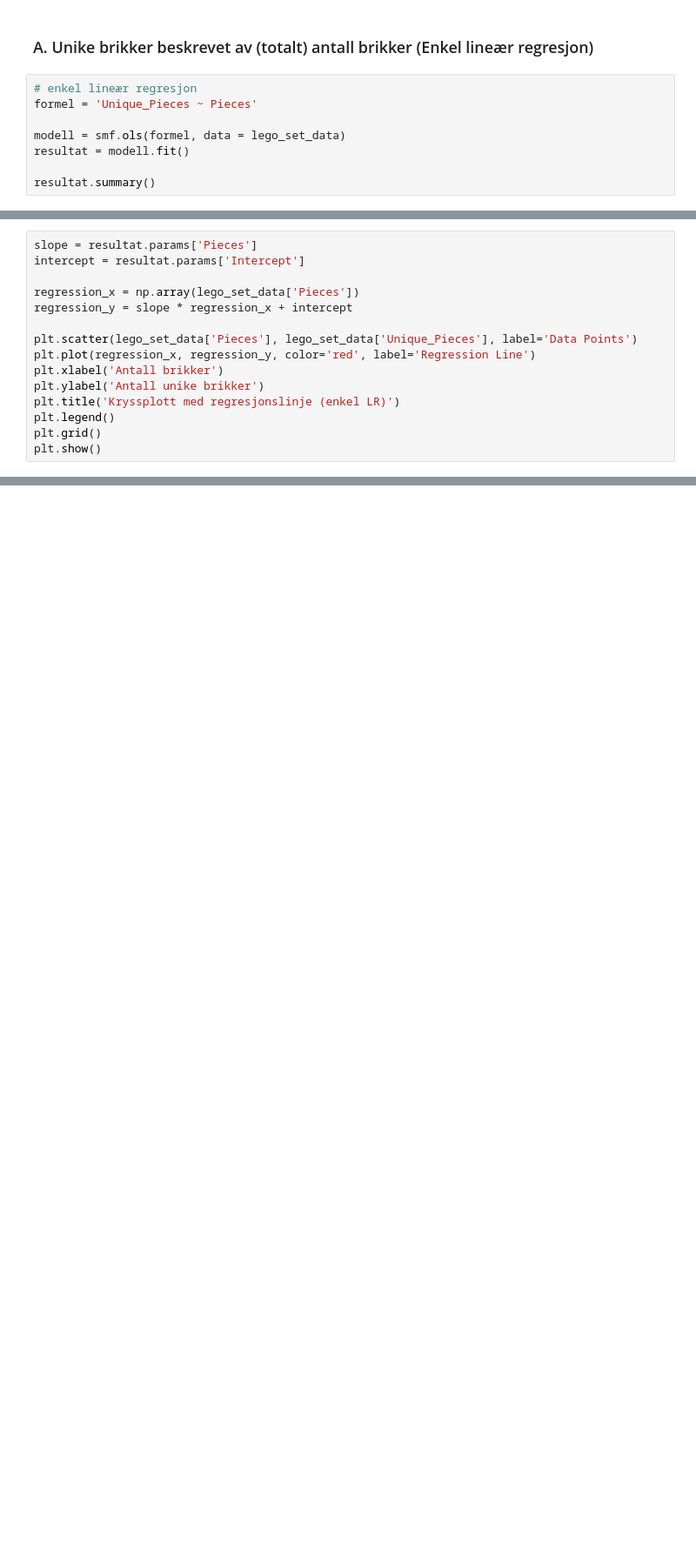
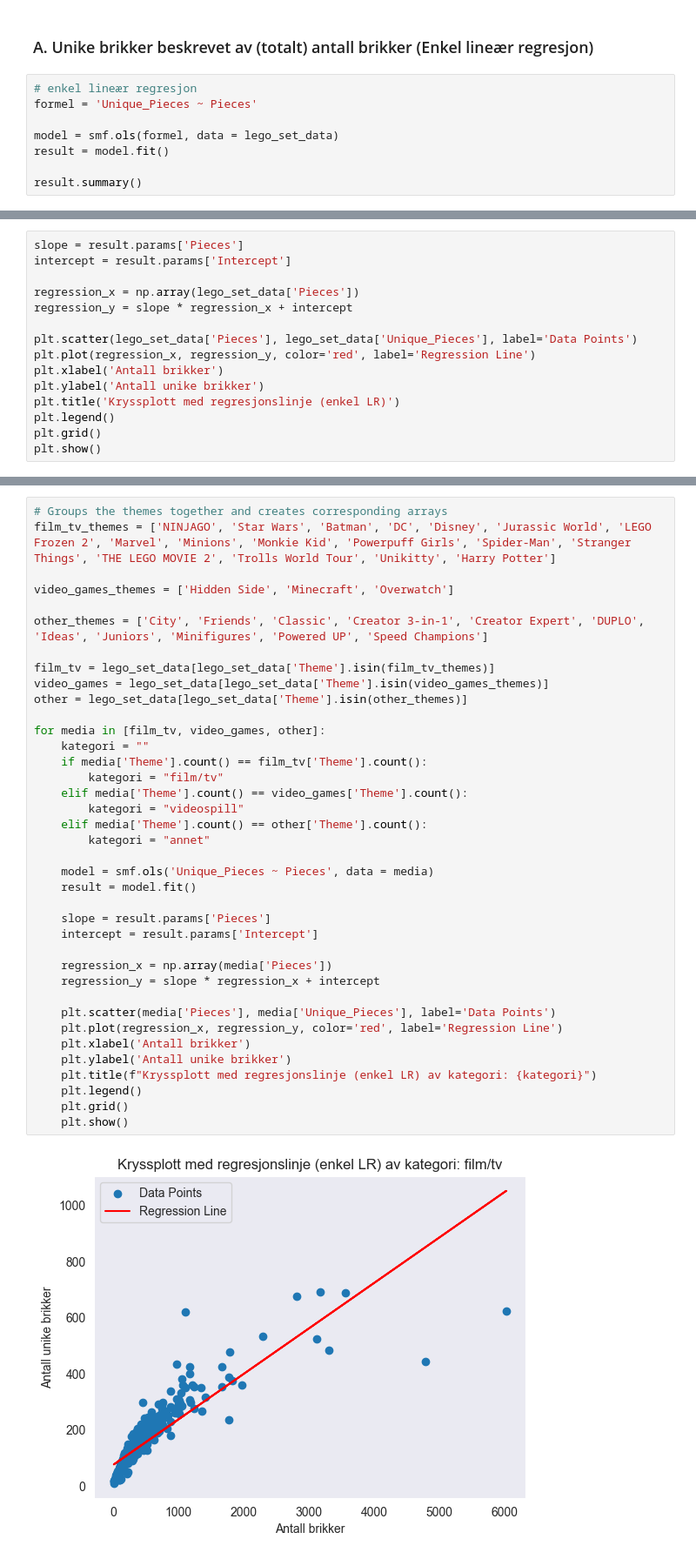
Before and after one commit to kludge7/ISTT1003-Statistikk, a Jupyter notebook: models.ipynb, the cells around one changed output, grey strips where cells are left out. Shown at 87% size. Saved outputs shown, nothing was run; the diff lists cells and outputs as text; blank space fills up the shorter version.

Commit message:
Updeted models.ipynb by including LR for every category .

```diff
--- a/models.ipynb
+++ b/models.ipynb
@@ -48,7 +34,7 @@ lego_set_data
 # enkel lineær regresjon
 formel = 'Unique_Pieces ~ Pieces'
 
-modell = smf.ols(formel, data = lego_set_data)
-resultat = modell.fit()
+model = smf.ols(formel, data = lego_set_data)
+result = model.fit()
 
-resultat.summary()
+result.summary()
@@ -75,6 +41,6 @@ Notes:
 # %%
-slope = resultat.params['Pieces']
-intercept = resultat.params['Intercept']
+slope = result.params['Pieces']
+intercept = result.params['Intercept']
 
 regression_x = np.array(lego_set_data['Pieces'])
 regression_y = slope * regression_x + intercept
@@ -103,0 +65,40 @@ plt.show()
+# %%
+# Groups the themes together and creates corresponding arrays
+film_tv_themes = ['NINJAGO', 'Star Wars', 'Batman', 'DC', 'Disney', 'Jurassic World', 'LEGO Frozen 2', 'Marvel', 'Minions', 'Monkie Kid', 'Powerpuff Girls', 'Spider-Man', 'Stranger Things', 'THE LEGO MOVIE 2', 'Trolls World Tour', 'Unikitty', 'Harry Potter']
+
+video_games_themes = ['Hidden Side', 'Minecraft', 'Overwatch']
+
+other_themes = ['City', 'Friends', 'Classic', 'Creator 3-in-1', 'Creator Expert', 'DUPLO', 'Ideas', 'Juniors', 'Minifigures', 'Powered UP', 'Speed Champions']
+
+film_tv = lego_set_data[lego_set_data['Theme'].isin(film_tv_themes)]
+video_games = lego_set_data[lego_set_data['Theme'].isin(video_games_themes)]
+other = lego_set_data[lego_set_data['Theme'].isin(other_themes)]
+
+for media in [film_tv, video_games, other]:
+    kategori = ""
+    if media['Theme'].count() == film_tv['Theme'].count():
+        kategori = "film/tv"
+    elif media['Theme'].count() == video_games['Theme'].count():
+        kategori = "videospill"
+    elif media['Theme'].count() == other['Theme'].count():
+        kategori = "annet"
+
+    model = smf.ols('Unique_Pieces ~ Pieces', data = media)
+    result = model.fit()
+
+    slope = result.params['Pieces']
+    intercept = result.params['Intercept']
+
+    regression_x = np.array(media['Pieces'])
+    regression_y = slope * regression_x + intercept
+
+    plt.scatter(media['Pieces'], media['Unique_Pieces'], label='Data Points')
+    plt.plot(regression_x, regression_y, color='red', label='Regression Line')
+    plt.xlabel('Antall brikker')
+    plt.ylabel('Antall unike brikker')
+    plt.title(f"Kryssplott med regresjonslinje (enkel LR) av kategori: {kategori}")
+    plt.legend()
+    plt.grid()
+    plt.show()
+# %% [output]
+[figure, added]
```
Also changed, not shown: parts of 12 cells of this notebook.
